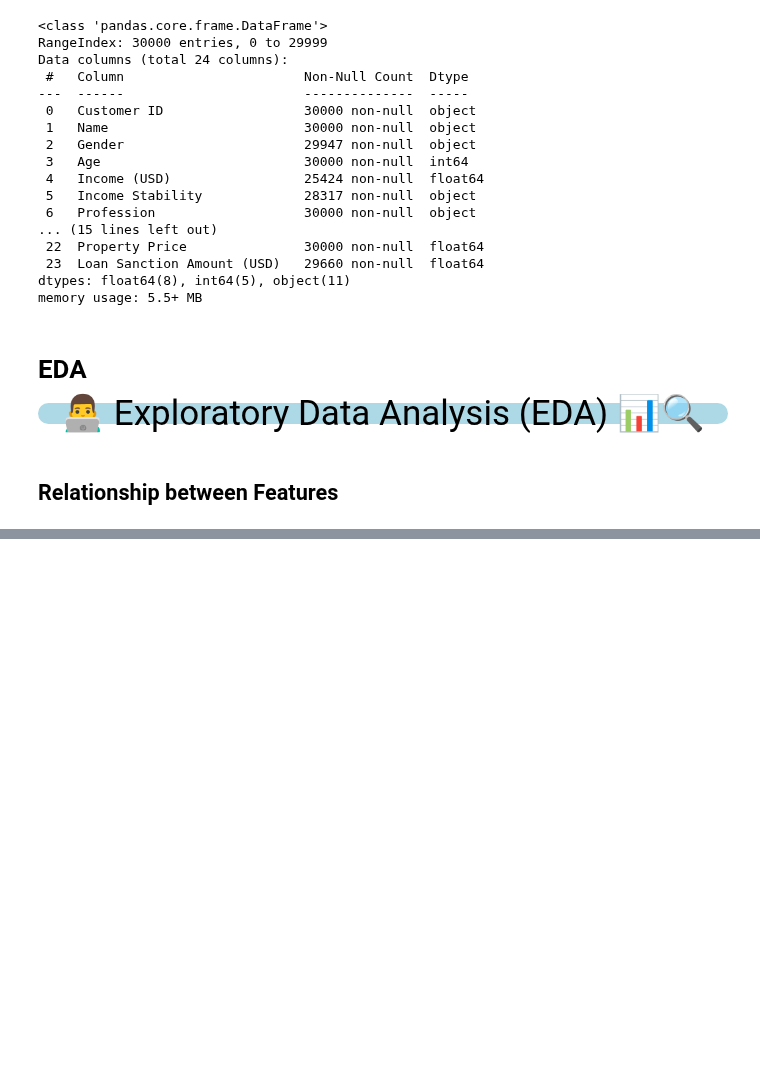
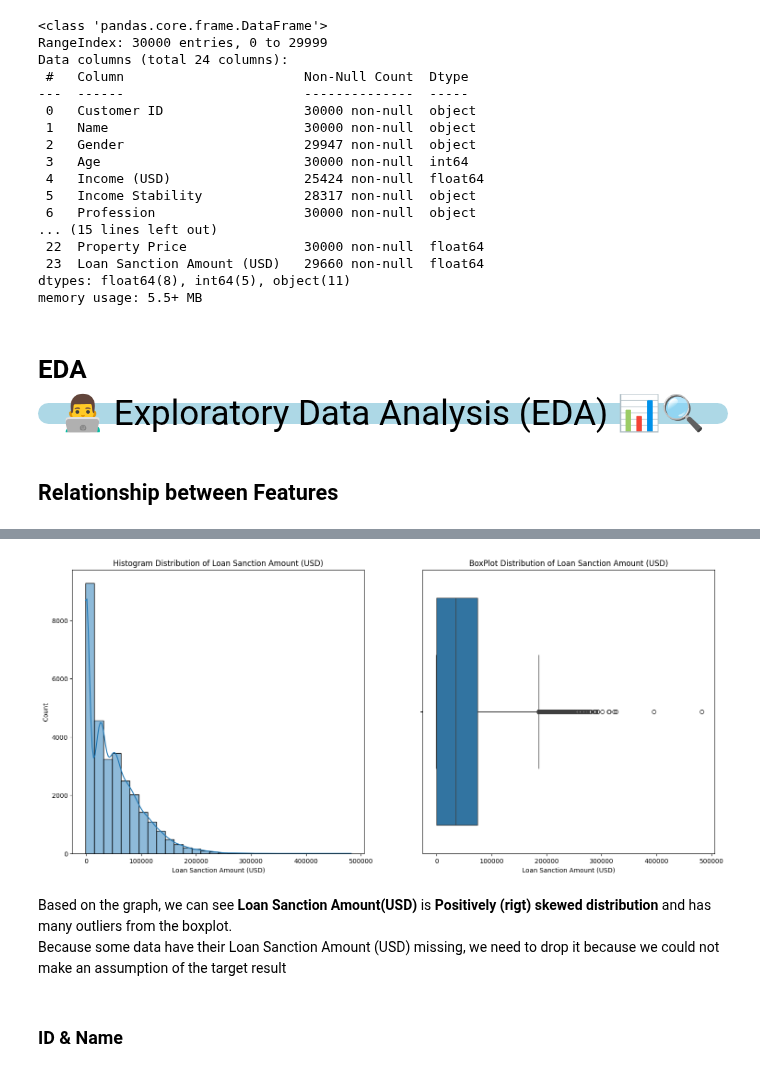
Before and after one commit to JonathanSuryaS/AOL---Machine-Learning, a Jupyter notebook: main.ipynb, the cells around one changed output, grey strips where cells are left out. Cells and saved outputs as stored; diff of their text form; code cells hidden in the pictures; blank space fills up the shorter version.

```diff
--- a/main.ipynb
+++ b/main.ipynb
@@ -118,0 +121,14 @@ sns.histplot(data = data, x = 'Loan Sanction Amount (USD)', bins =50)
+# %%
+fig, ax = plt.subplots(1, 2, figsize = (18, 8))
+sns.histplot(data = data, x ='Loan Sanction Amount (USD)', bins = 30, kde = True, ax = ax[0])
+ax[0].set_title('Histogram Distribution of Loan Sanction Amount (USD)')
+ax[1].set_title('BoxPlot Distribution of Loan Sanction Amount (USD)')
+sns.boxplot(data = data, x = 'Loan Sanction Amount (USD)')
+plt.show()
+# %% [output]
+[figure, added]
+# %% [markdown]
+Based on the graph, we can see <b>Loan Sanction Amount(USD) </b>is <b> Positively (rigt) skewed distribution </b> and has many outliers from the boxplot.<br>
+Because some data have their Loan Sanction Amount (USD) missing, we need to drop it because we could not make an assumption of the target result
+# %% [markdown]
+### ID & Name
```
Also changed, not shown: parts of 17 cells of this notebook, 2 other files.
